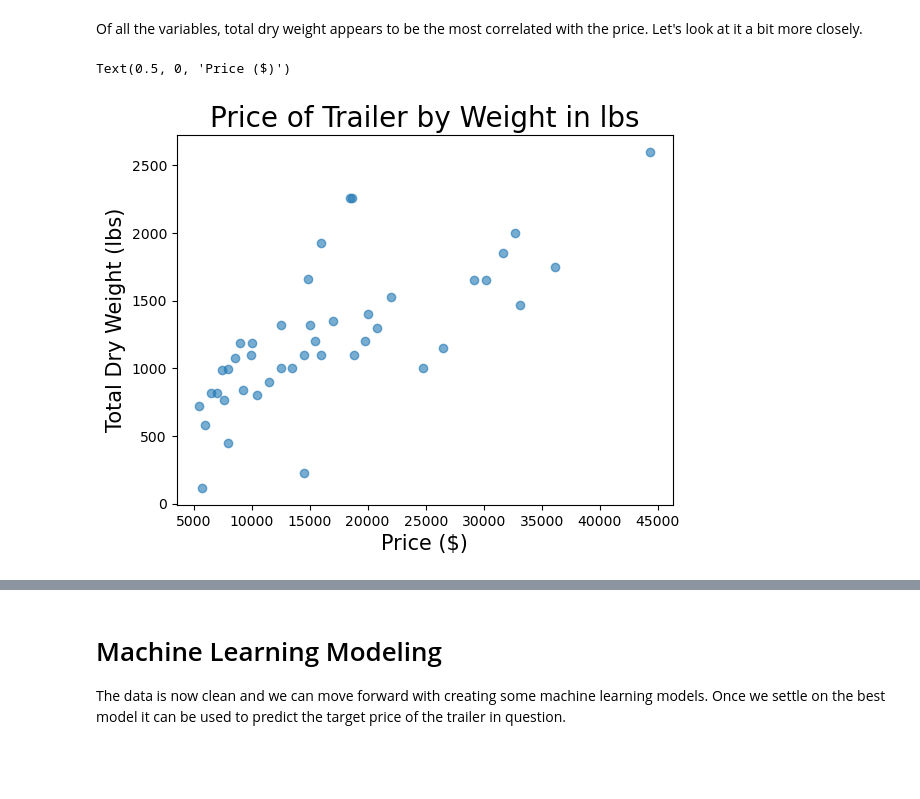
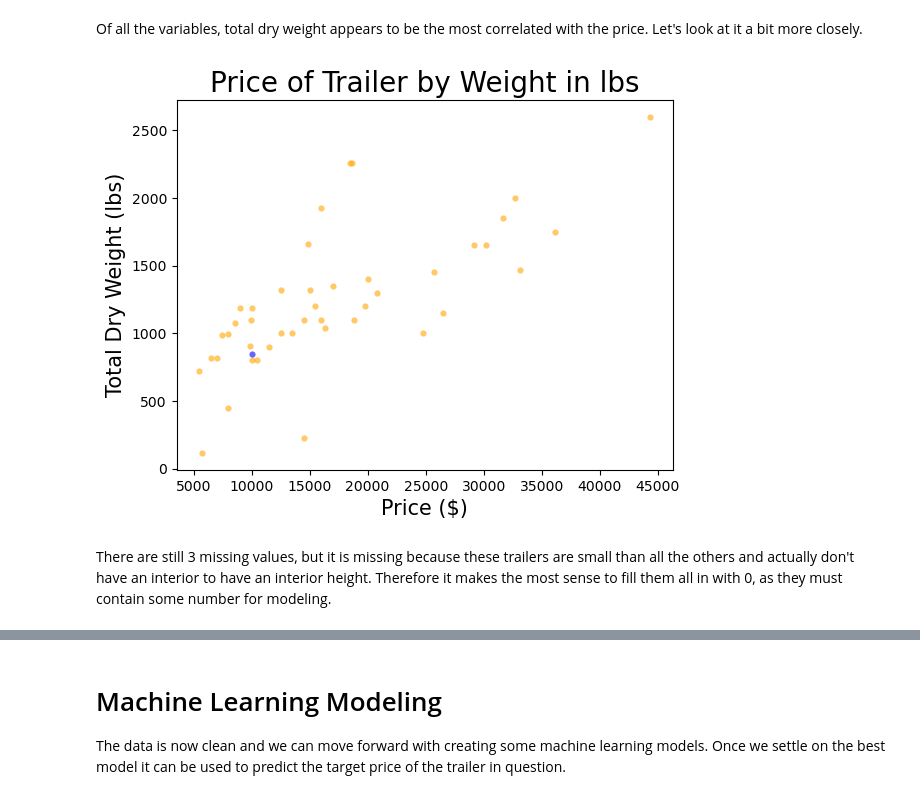
Before and after one commit to blue-quark/trailer_price_regression, a Jupyter notebook: trailer-price-regression.ipynb, the cells around one changed output, grey strips where cells are left out. Cells and saved outputs as stored; diff of their text form; code cells hidden in the pictures; blank space fills up the shorter version.

Commit message:
Kaggle Notebook | Trailer Price Regression | Version 3

```diff
--- a/trailer-price-regression.ipynb
+++ b/trailer-price-regression.ipynb
@@ -86,5 +113 @@ For modeling all rows and columns must contain data to be considered "clean". Th
 #data.drop(['model', 'year', 'sleeps', 'aluminum siding (inch)', 'A/C', 'msrp'], axis=1)
-# %%
-#currently "sleeps" has many missing values so it will be removed
-#needs to be added back later
-data = data.drop(['sleeps'], axis=1)
@@ -230,13 +171,30 @@ sns.pairplot(data2)
 # %% [markdown]
 Of all the variables, total dry weight appears to be the most correlated with the price. Let's look at it a bit more closely.
 # %%
-x="price"
-y= "tdweight"
-plt.scatter(x, y, data=data2, alpha=0.6);
-plt.title("Price of Trailer by Weight in lbs", fontsize=20)
-plt.ylabel("Total Dry Weight (lbs)", fontsize=15)
-plt.xlabel("Price ($)", fontsize=15)
-#highlight last point
+# values of x
+x=data['price']
+y= data['total dry weight']
+
+col = []
+
+for i in range(0, len(x)):
+    if x[i]==9995:
+        col.append('blue')
+    else:
+        col.append('orange')
+
+for i in range(len(x)):
+
+    # plotting the corresponding x with y
+    # and respective color
+    plt.scatter(x[i], y[i], c = col[i], s = 20,
+                linewidth = 0, alpha=0.6)
+    plt.title("Price of Trailer by Weight in lbs", fontsize=20)
+    plt.ylabel("Total Dry Weight (lbs)", fontsize=15)
+    plt.xlabel("Price ($)", fontsize=15)
+
+plt.show()
 # %% [output]
-Text(0.5, 0, 'Price ($)')
-[figure, old version]
+[figure, new version]
+# %% [markdown]
+There are still 3 missing values, but it is missing because these trailers are small than all the others and actually don't have an interior to have an interior height. Therefore it makes the most sense to fill them all in with 0, as they must contain some number for modeling.
```
Also changed, not shown: parts of 49 cells of this notebook.
